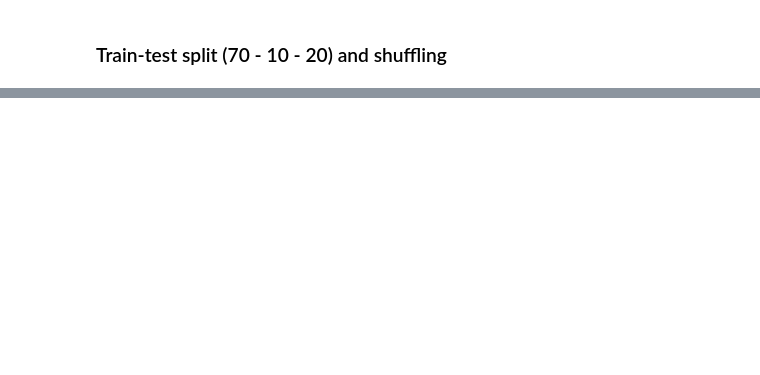
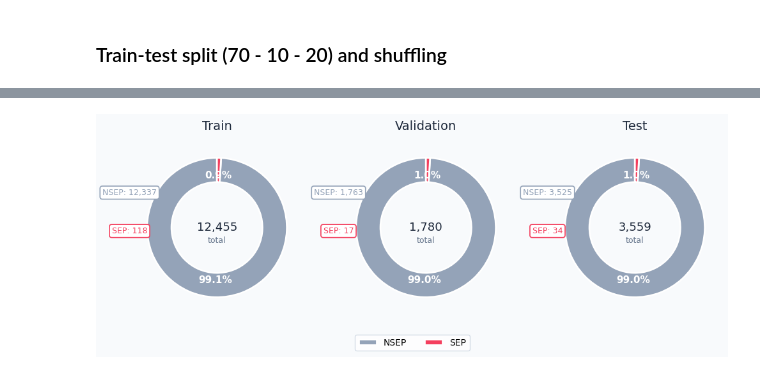
Before and after one commit to samresume/SEP_DataAugmentation, a Jupyter notebook: 1_DataPreparation.ipynb, the cells around one changed output, grey strips where cells are left out. Cells and saved outputs as stored; diff of their text form; code cells hidden in the pictures; blank space fills up the shorter version.

```diff
--- a/1_DataPreparation.ipynb
+++ b/1_DataPreparation.ipynb
@@ -652,11 +624,0 @@ All done!
-# %%
-with open('./mvts_zscore_per_file/X.pkl', 'rb') as f:
-    X_pf = pickle.load(f)
-
-print("Post-normalization check (per-file):")
-print(f"{'Feature':<10} {'Mean':>12} {'Std':>12}")
-print("-" * 36)
-for i in range(X_pf.shape[2]):
-    m = X_pf[:,:,i].mean()
-    s = X_pf[:,:,i].std()
-    print(f"Feature {i:<3} {m:>12.4e} {s:>12.4e}")
@@ -993,2 +793,88 @@ Saved : ./final_split_data_HybridNorm/test_set.pkl
 
 All done!
+# %%
+import pandas as pd
+import numpy as np
+import pickle
+import matplotlib.pyplot as plt
+import matplotlib.gridspec as gridspec
+import os
+
+input_dir  = './final_split_data_noNorm'
+output_dir = './plots'
+os.makedirs(output_dir, exist_ok=True)
+
+# ── Load splits ──
+def load_bundle(path):
+    with open(path, 'rb') as f:
+        d = pickle.load(f)
+    return d['y']
+
+y_train = load_bundle(f'{input_dir}/train_set.pkl')
+y_val   = load_bundle(f'{input_dir}/val_set.pkl')
+y_test  = load_bundle(f'{input_dir}/test_set.pkl')
+
+splits = {
+    'Train': y_train,
+    'Validation'  : y_val,
+    'Test' : y_test,
+}
+
+colors = ['#94A3B8', '#F43F5E']  # NSEP, SEP
+
+# ── Plot ──
+fig, axes = plt.subplots(1, 3, figsize=(10, 5))
+fig.patch.set_facecolor('#F8FAFC')
+
+for ax, (split_name, y) in zip(axes, splits.items()):
+    unique, counts = np.unique(y, return_counts=True)
+    labels         = ['NSEP' if u == 0 else 'SEP' for u in unique]
+    total          = counts.sum()
+
+    wedges, texts, autotexts = ax.pie(
+        counts,
+        labels      = None,
+        colors      = colors,
+        autopct     = '%1.1f%%',
+        startangle  = 90,
+        pctdistance = 0.75,
+        wedgeprops  = dict(width=0.35, edgecolor='white', linewidth=2),
+    )
+
+    for at in autotexts:
+        at.set_fontsize(11)
+        at.set_fontweight('bold')
+        at.set_color('white')
+
+    # center text
+    ax.text(0, 0, f'{total:,}', ha='center', va='center',
+            fontsize=13, color='#1E293B')
+    ax.text(0, -0.18, 'total', ha='center', va='center',
+            fontsize=9, color='#64748B')
+
+    ax.set_title(split_name, fontsize=14,
+                 color='#1E293B', pad=12)
+
+    # count annotations
+    for i, (count, label) in enumerate(zip(counts, labels)):
+        ax.text(0, 0.7 - i * 0.22, f'{label}: {count:,}',
+                ha='center', va='center',
+                fontsize=9, color=colors[i],
+                transform=ax.transAxes,
+                bbox=dict(boxstyle='round,pad=0.3', facecolor='white',
+                          edgecolor=colors[i], linewidth=1.2))
+
+# legend
+fig.legend(['NSEP', 'SEP'], loc='lower center', ncol=2,
+           fontsize=10, frameon=True,
+           facecolor='white', edgecolor='#CBD5E1',
+           bbox_to_anchor=(0.5, 0.1))
+
+plt.tight_layout()
+plt.savefig(f'{output_dir}/split_distribution_noNorm.png', dpi=150,
+            bbox_inches='tight', facecolor=fig.get_facecolor())
+plt.show()
+plt.close()
+print("✅  Saved → ./plots/split_distribution_noNorm.png")
+# %% [output]
+[figure, added]
```
Also changed, not shown: parts of 20 cells of this notebook, 12 other files.
